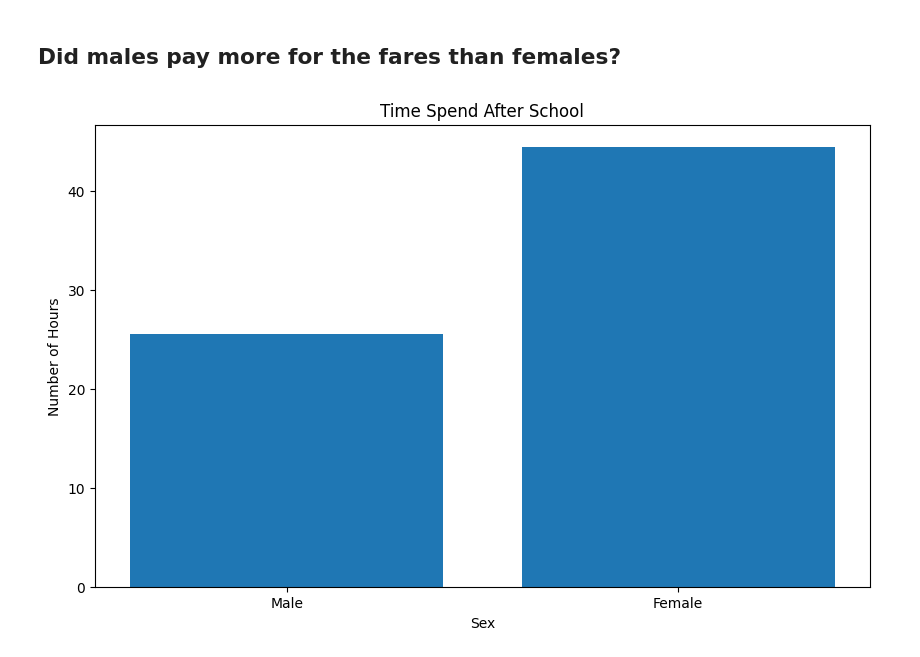
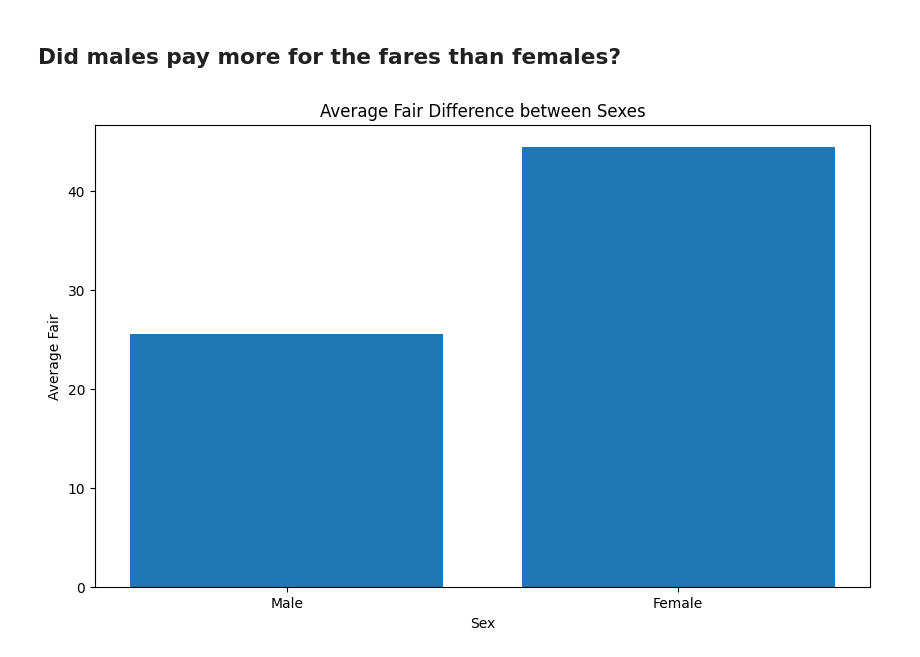
Before and after one commit to TrollFacedGamer/unit-3-data-science, a Jupyter notebook: 02_titanic.ipynb, the cells around one changed output. Cells and saved outputs as stored; diff of their text form; code cells hidden in the pictures.

```diff
--- a/02_titanic.ipynb
+++ b/02_titanic.ipynb
@@ -69,23 +65,23 @@ Text(0.5, 1.0, 'Passengers Classes')
 # %% [markdown]
 ## Did males pay more for the fares than females?
 # %%
-male = titanic_df[titanic_df["Sex"] == "male"]
-female = titanic_df[titanic_df["Sex"] == "female"]
+male = titanic_df[titanic_df["Sex"] == "male"] #filter for males
+female = titanic_df[titanic_df["Sex"] == "female"] #filter for females
 
-m_fares = male["Fare"] #list of data samples
-f_fares = female["Fare"]
+m_fares = male["Fare"] #make list of male fares
+f_fares = female["Fare"] #make list of female fare
 
-m_a_fare = m_fares.mean()
-f_a_fare = f_fares.mean()
+m_a_fare = m_fares.mean() #find mean of male fares
+f_a_fare = f_fares.mean() #find mean of female fares
 
-a_fare = [m_a_fare, f_a_fare]
-sex = ["Male", "Female"]
+a_fare = [m_a_fare, f_a_fare] #turn data into list for easier input
+sex = ["Male", "Female"] #turn label into list
 
 plt.figure(figsize=(10, 6)) # set figure size
 plt.bar(sex, a_fare) #draw bar graph
-plt.title('Time Spend After School') #write title
+plt.title('Average Fair Difference between Sexes') #write title
 plt.xlabel('Sex') #write x label
 plt.ylabel('Average Fair') #write y label
 plt.show() #starts loop, find currently active figure objects, and opens >=1 interactive windows that display figure(s) active figure objects, and opens >=1 interactive windows that display figure(s)
 # %% [output]
-[figure, old version]
+[figure, new version]
```
Also changed, not shown: parts of 5 cells of this notebook.
